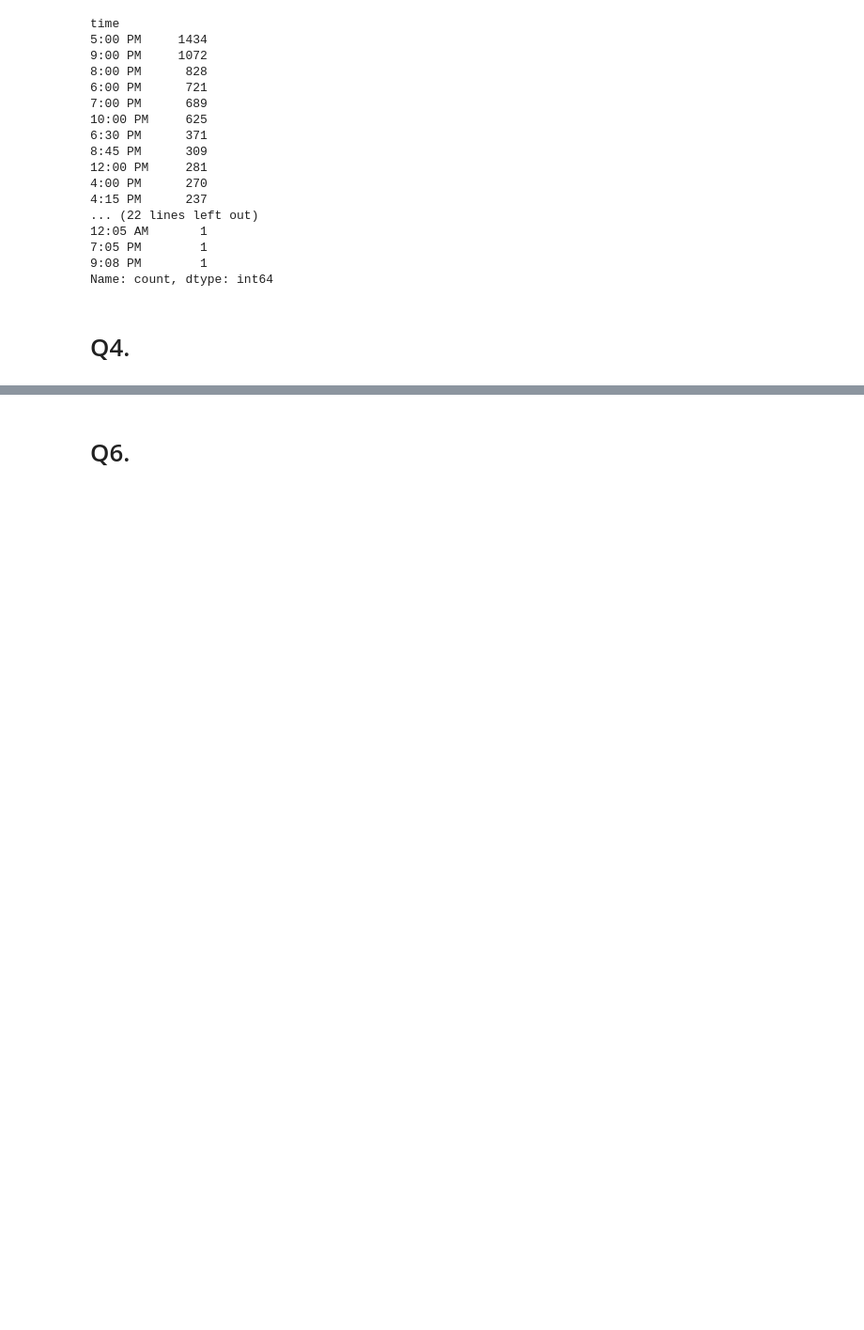
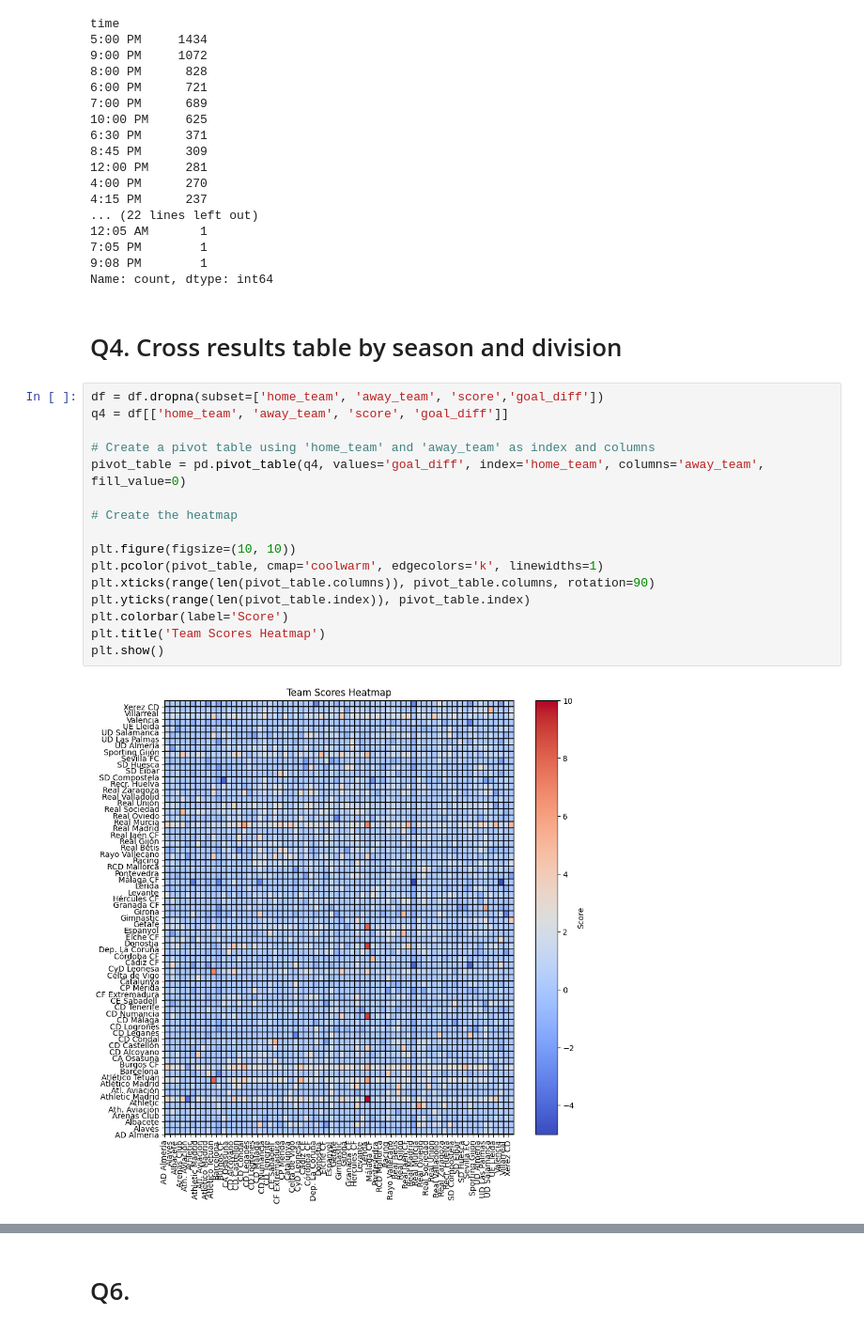
Before and after one commit to Raherol/la-quiniela, a Jupyter notebook: analysis/LaLigaDataAnalysis.ipynb, the cells around one changed output, grey strips where cells are left out. Shown: that part at 94% size. Saved outputs shown, nothing was run; the diff lists cells and outputs as text; blank space fills up the shorter version.

```diff
--- a/analysis/LaLigaDataAnalysis.ipynb
+++ b/analysis/LaLigaDataAnalysis.ipynb
@@ -150,5 +150,23 @@ time
 7:05 PM        1
 9:08 PM        1
 Name: count, dtype: int64
-# %% [markdown]
-# Q4.
+# %% [markdown]
+# Q4. Cross results table by season and  division
+# %%
+df = df.dropna(subset=['home_team', 'away_team', 'score','goal_diff'])
+q4 = df[['home_team', 'away_team', 'score', 'goal_diff']]
+
+# Create a pivot table using 'home_team' and 'away_team' as index and columns
+pivot_table = pd.pivot_table(q4, values='goal_diff', index='home_team', columns='away_team', fill_value=0)
+
+# Create the heatmap
+
+plt.figure(figsize=(10, 10))
+plt.pcolor(pivot_table, cmap='coolwarm', edgecolors='k', linewidths=1)
+plt.xticks(range(len(pivot_table.columns)), pivot_table.columns, rotation=90)
+plt.yticks(range(len(pivot_table.index)), pivot_table.index)
+plt.colorbar(label='Score')
+plt.title('Team Scores Heatmap')
+plt.show()
+# %% [output]
+[figure, added]
```
Also changed, not shown: parts of 5 cells of this notebook.
